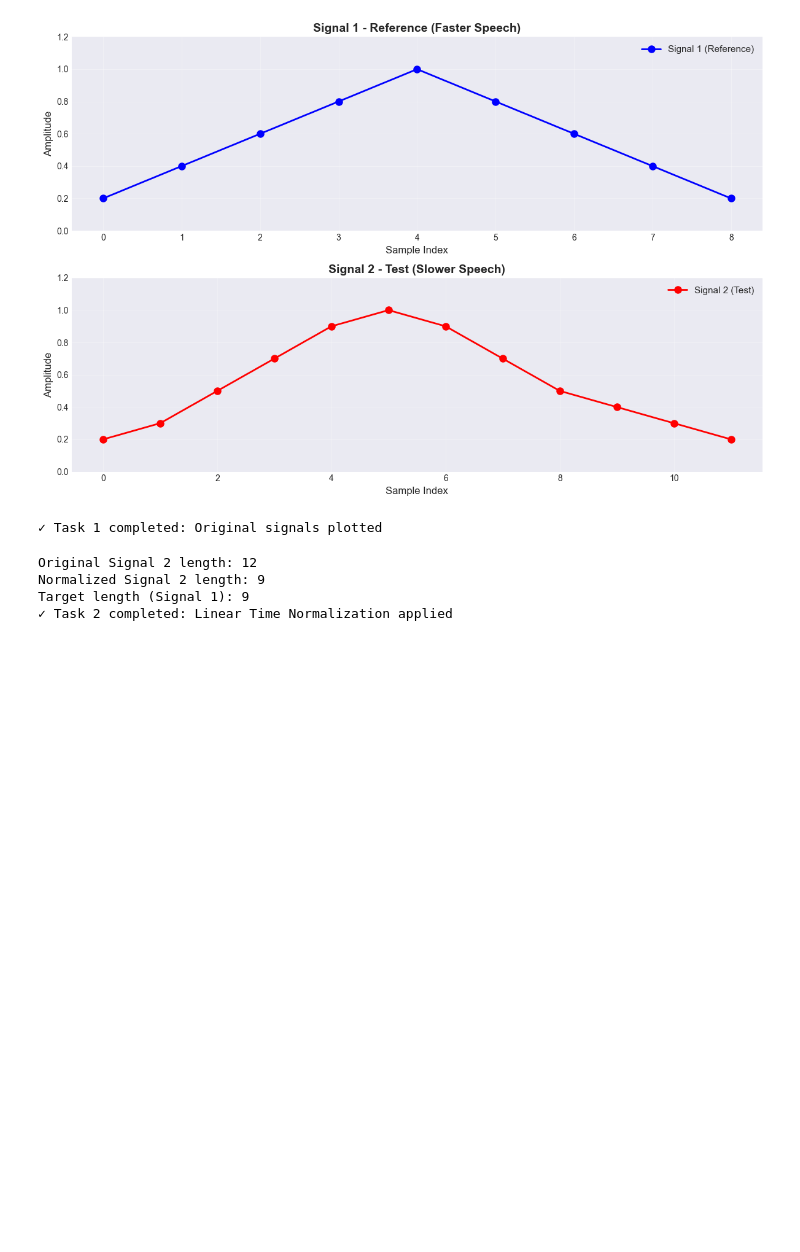
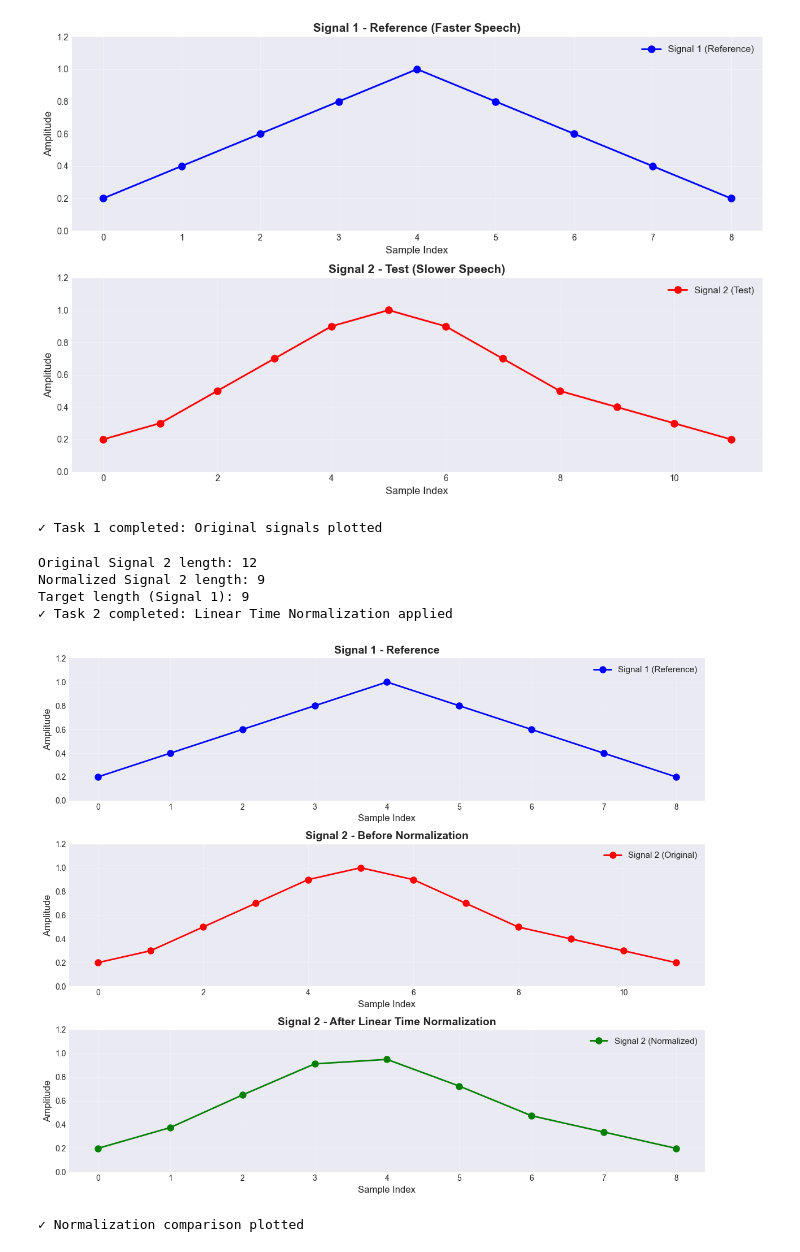
Before and after one commit to Abhijith-E/SPR-lab-2448503, a Jupyter notebook: Lab5.ipynb, the cells around one changed output. Saved outputs shown, nothing was run; the diff lists cells and outputs as text; code cells hidden in the pictures; blank space fills up the shorter version.

Commit message:
feat: Add visualization comparing original and normalized signals

```diff
--- a/Lab5.ipynb
+++ b/Lab5.ipynb
@@ -89,3 +89,46 @@ Original Signal 2 length: 12
 Normalized Signal 2 length: 9
 Target length (Signal 1): 9
 ✓ Task 2 completed: Linear Time Normalization applied
+# %%
+def plot_normalization_comparison(sig1, sig2_orig, sig2_norm):
+    """Compare original Signal 2 with normalized version"""
+    fig, axes = plt.subplots(3, 1, figsize=(12, 10))
+
+    # Plot Signal 1 (Reference)
+    axes[0].plot(sig1, 'bo-', linewidth=2, markersize=8, label='Signal 1 (Reference)')
+    axes[0].set_title('Signal 1 - Reference', fontsize=14, fontweight='bold')
+    axes[0].set_xlabel('Sample Index', fontsize=12)
+    axes[0].set_ylabel('Amplitude', fontsize=12)
+    axes[0].grid(True, alpha=0.3)
+    axes[0].legend(fontsize=11)
+    axes[0].set_ylim([0, 1.2])
+
+    # Plot Original Signal 2
+    axes[1].plot(sig2_orig, 'ro-', linewidth=2, markersize=8, label='Signal 2 (Original)')
+    axes[1].set_title('Signal 2 - Before Normalization', fontsize=14, fontweight='bold')
+    axes[1].set_xlabel('Sample Index', fontsize=12)
+    axes[1].set_ylabel('Amplitude', fontsize=12)
+    axes[1].grid(True, alpha=0.3)
+    axes[1].legend(fontsize=11)
+    axes[1].set_ylim([0, 1.2])
+
+    # Plot Normalized Signal 2
+    axes[2].plot(sig2_norm, 'go-', linewidth=2, markersize=8, label='Signal 2 (Normalized)')
+    axes[2].set_title('Signal 2 - After Linear Time Normalization', fontsize=14, fontweight='bold')
+    axes[2].set_xlabel('Sample Index', fontsize=12)
+    axes[2].set_ylabel('Amplitude', fontsize=12)
+    axes[2].grid(True, alpha=0.3)
+    axes[2].legend(fontsize=11)
+    axes[2].set_ylim([0, 1.2])
+
+    plt.tight_layout()
+    plt.savefig('task2_normalization_comparison.png', dpi=300, bbox_inches='tight')
+    plt.show()
+
+    print("✓ Normalization comparison plotted")
+
+# Execute comparison plot
+plot_normalization_comparison(signal_1, signal_2, signal_2_normalized)
+# %% [output]
+[figure, added]
+✓ Normalization comparison plotted
```
Also changed, not shown: 1 other file.
